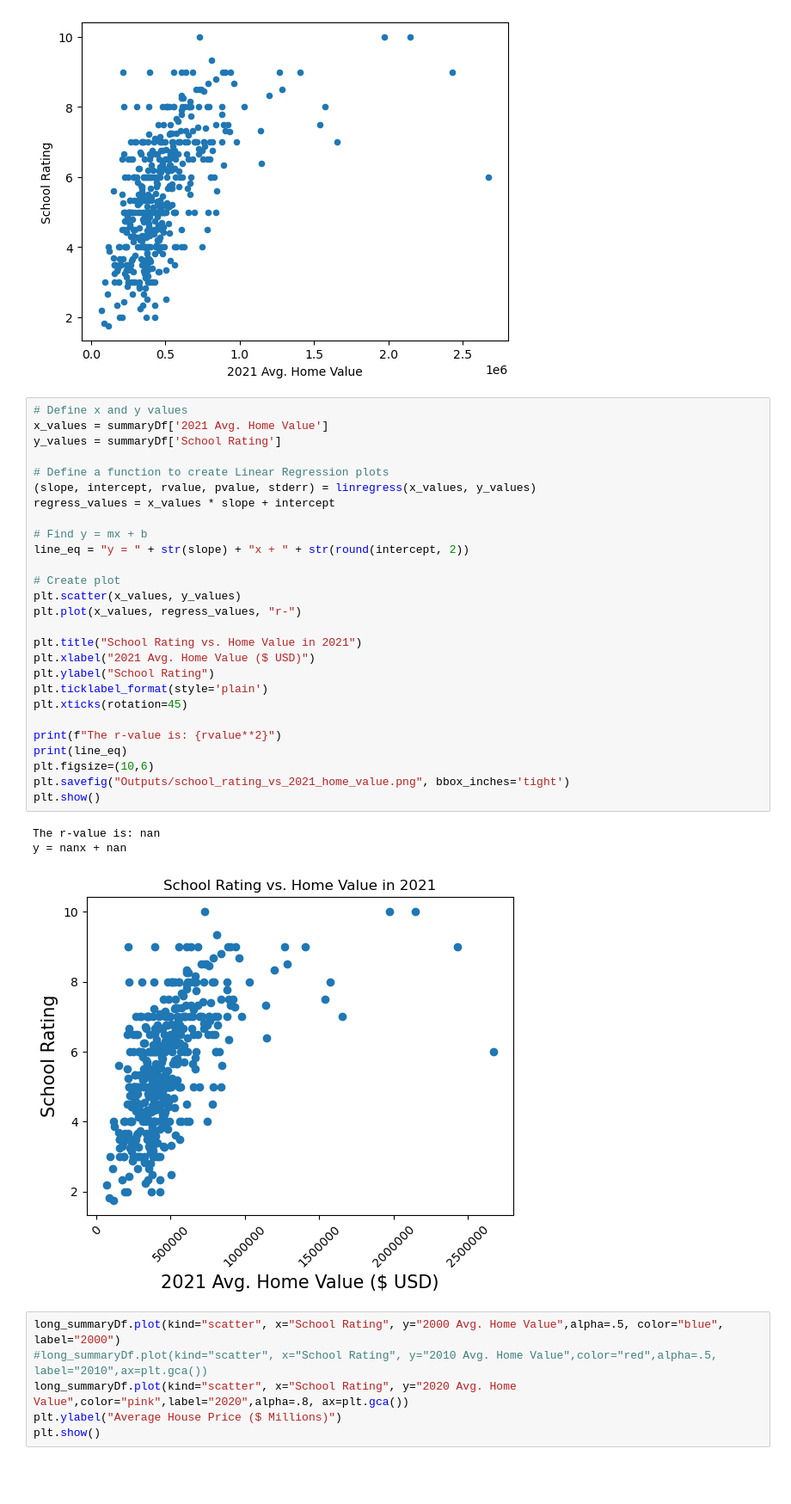
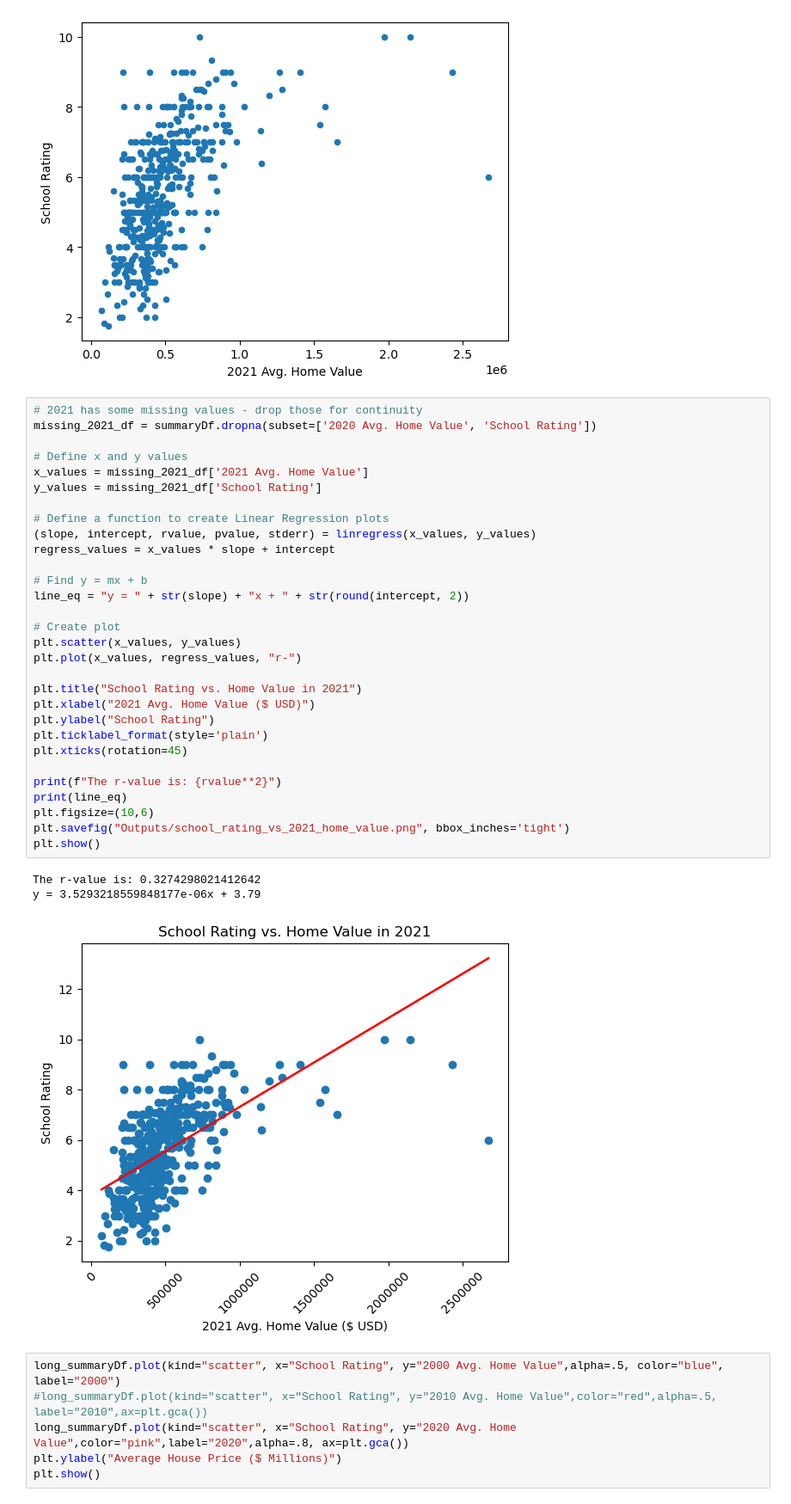
Before and after one commit to tlochan/ProjectOne, a Jupyter notebook: Data Cleaning.ipynb, the cells around one changed output. Shown at 86% size. Saved outputs shown, nothing was run; the diff lists cells and outputs as text; blank space fills up the shorter version.

```diff
--- a/Data Cleaning.ipynb
+++ b/Data Cleaning.ipynb
@@ -419,36 +422,39 @@ plot2021 = summaryDf.plot(kind="scatter", x="2021 Avg. Home Value", y="School Ra
 # %% [output]
 [figure]
 # %%
+# 2021 has some missing values - drop those for continuity
+missing_2021_df = summaryDf.dropna(subset=['2020 Avg. Home Value', 'School Rating'])
+
 # Define x and y values
-x_values = summaryDf['2021 Avg. Home Value']
-y_values = summaryDf['School Rating']
+x_values = missing_2021_df['2021 Avg. Home Value']
+y_values = missing_2021_df['School Rating']
 
 # Define a function to create Linear Regression plots
 (slope, intercept, rvalue, pvalue, stderr) = linregress(x_values, y_values)
 regress_values = x_values * slope + intercept
 
 # Find y = mx + b
 line_eq = "y = " + str(slope) + "x + " + str(round(intercept, 2))
 
 # Create plot
 plt.scatter(x_values, y_values)
 plt.plot(x_values, regress_values, "r-")
 
 plt.title("School Rating vs. Home Value in 2021")
 plt.xlabel("2021 Avg. Home Value ($ USD)")
 plt.ylabel("School Rating")
 plt.ticklabel_format(style='plain')
 plt.xticks(rotation=45)
 
 print(f"The r-value is: {rvalue**2}")
 print(line_eq)
 plt.figsize=(10,6)
 plt.savefig("Outputs/school_rating_vs_2021_home_value.png", bbox_inches='tight')
 plt.show()
 # %% [output]
-The r-value is: nan
-y = nanx + nan
+The r-value is: 0.3274298021412642
+y = 3.5293218559848177e-06x + 3.79
-[figure, old version]
+[figure, new version]
 # %%
 long_summaryDf.plot(kind="scatter", x="School Rating", y="2000 Avg. Home Value",alpha=.5, color="blue", label="2000")
 #long_summaryDf.plot(kind="scatter", x="School Rating", y="2010 Avg. Home Value",color="red",alpha=.5, label="2010",ax=plt.gca())
```
Also changed, not shown: parts of 2 cells of this notebook, 4 other files.
